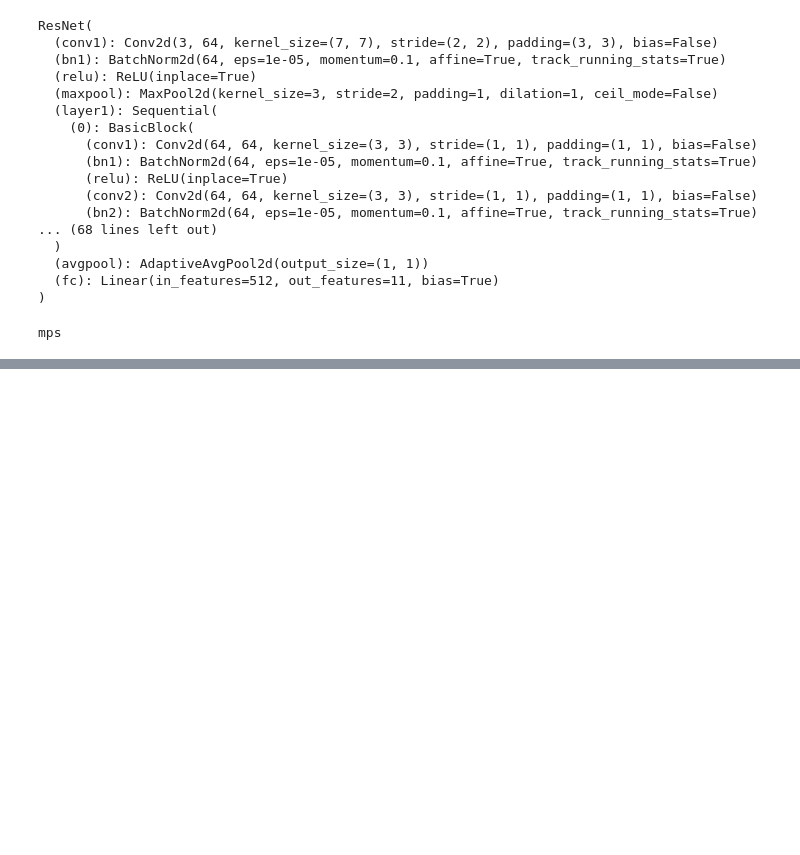
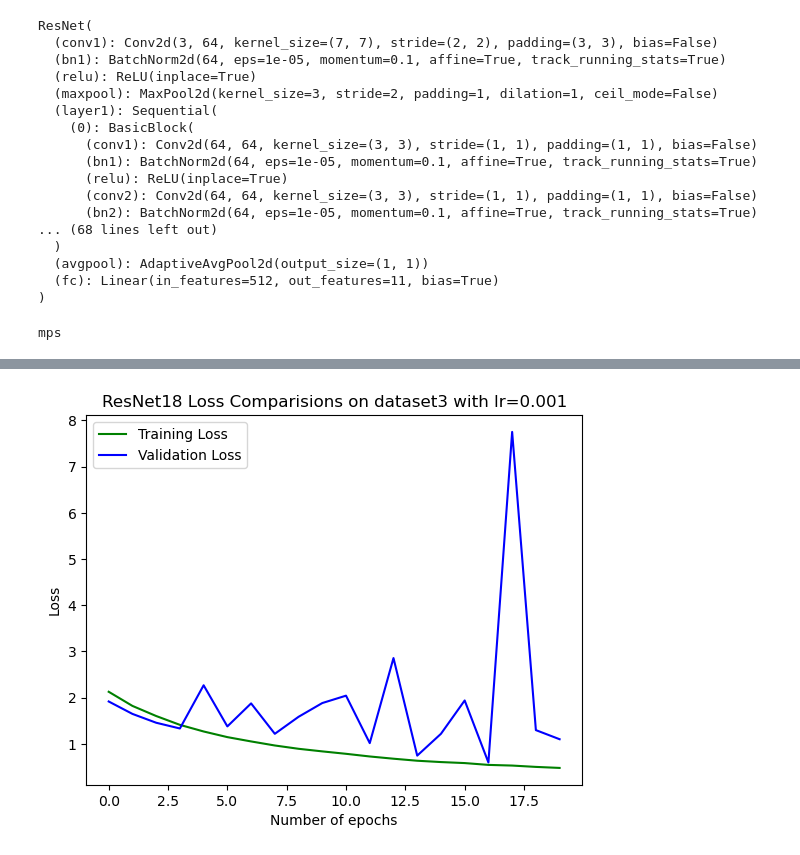
Before and after one commit to lakshyakalia/COMP6721-GroupE, a Jupyter notebook: ResNet18/ResNet18_Dataset2_MPS.ipynb, the cells around one changed output, grey strips where cells are left out. Cells and saved outputs as stored; diff of their text form; code cells hidden in the pictures; blank space fills up the shorter version.

```diff
--- a/ResNet18/ResNet18_Dataset2_MPS.ipynb
+++ b/ResNet18/ResNet18_Dataset2_MPS.ipynb
@@ -325,13 +325,15 @@ NameError: name 'plt' is not defined
 # %%
 fig,ax=plt.subplots()
 ax.plot(epochs_list,epochwiseTrainLossLog,'g',label='Training Loss')
 ax.plot(epochs_list,epochwiseValLossLog,'b',label='Validation Loss')
 ax.plot()
-ax.set_title('ResNet18 Loss Comparisions on dataset3 with lr=',learning_rate)
+ax.set_title('ResNet18 Loss Comparisions on dataset3 with lr='+str(learning_rate))
 ax.set_xlabel('Number of epochs')
 ax.set_ylabel('Loss')
 ax.legend()
 plt.show()
+# %% [output]
+[figure, added]
 # %%
 y_pred = []
 groundtruth = []
```
Also changed, not shown: parts of 9 cells of this notebook, 1 other file.
